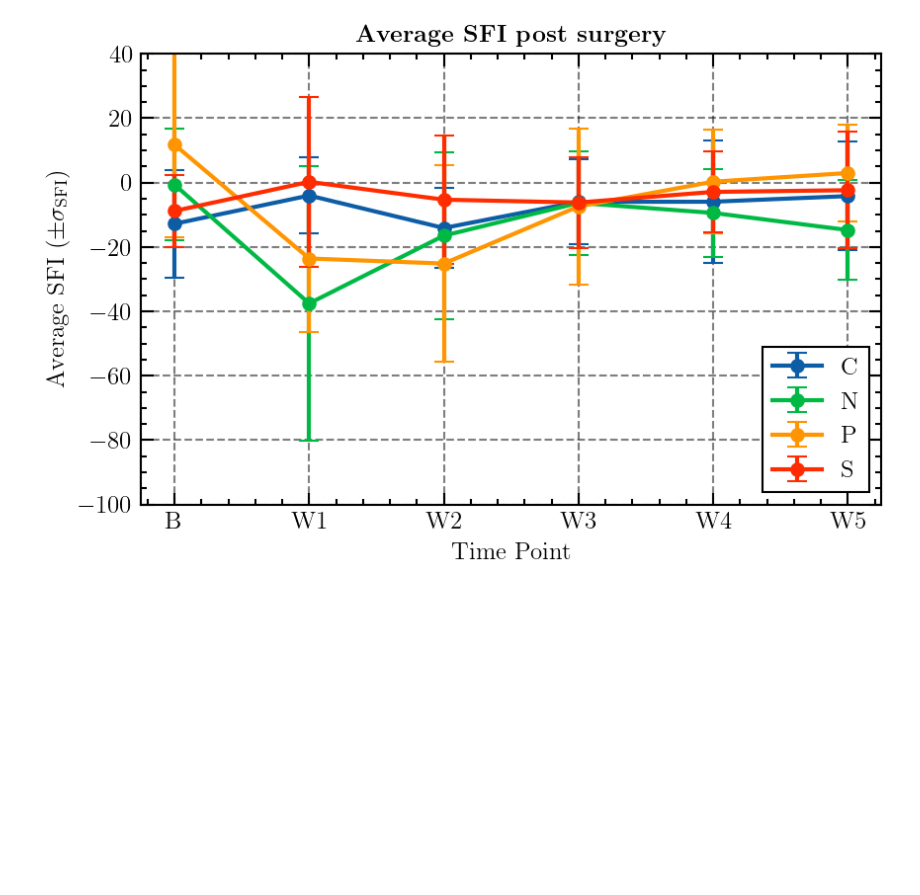
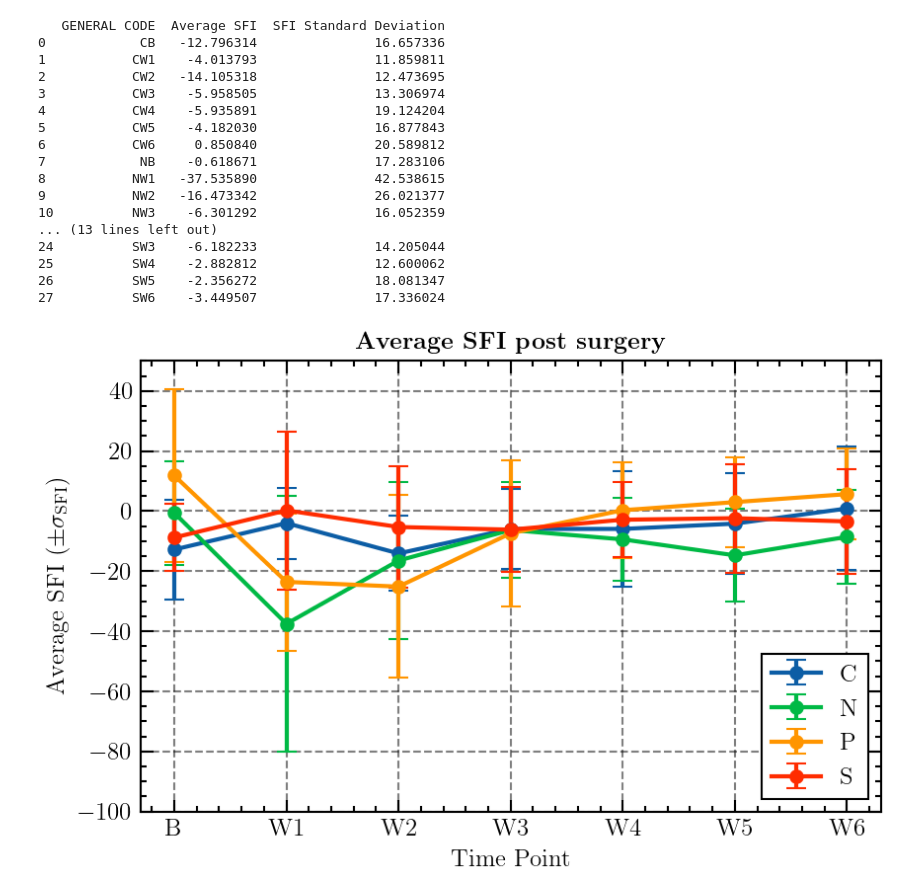
Before and after one commit to silvernuke911/Niki_Shit, a Jupyter notebook: data/graphs.ipynb, the cells around one changed output. Drawn from its saved outputs; the diff is of its cells as text; code cells hidden in the pictures; blank space fills up the shorter version.

```diff
--- a/data/graphs.ipynb
+++ b/data/graphs.ipynb
@@ -90,14 +92,14 @@ hotplate_stats  = hotplate_data.groupby('GENERAL CODE')['H'].agg(['mean','std'])
 
 [420 rows x 2 columns]
 # %%
-
-
+# SFI Plot
+print(sfi_stats)
 # Extract the letter code (Category) and time point (Week)
 sfi_stats['Category'] = sfi_stats['GENERAL CODE'].str[0]  # Extract the first letter
 sfi_stats['Week'] = sfi_stats['GENERAL CODE'].str[1:]    # Extract everything after the first letter
 
 # Map weeks to maintain the desired order on the x-axis
-week_order = {'B': 0, 'W1': 1, 'W2': 2, 'W3' : 3, 'W4': 4, 'W5':5}
+week_order = {'B': 0, 'W1': 1, 'W2': 2, 'W3' : 3, 'W4': 4, 'W5': 5, 'W6':6}
 sfi_stats['Week_Order'] = sfi_stats['Week'].map(week_order)
 
 # Sort by Category and Week_Order
@@ -105,35 +107,52 @@ sfi_stats.sort_values(by=['Category', 'Week_Order'], inplace=True)
 
 # Group by Category and Week for plotting
 grouped = sfi_stats.groupby(['Category', 'Week']).agg(
     avg_sfi=('Average SFI', 'mean'),
     std_sfi=('SFI Standard Deviation', 'mean')
 ).reset_index()
 
 # Plotting
 plt.figure(figsize=(6,4), dpi = 150)
 
 categories = grouped['Category'].unique()
-weeks = ['B', 'W1', 'W2','W3','W4','W5']
+weeks = ['B', 'W1', 'W2','W3','W4','W5','W6']
 
 for category in categories:
     subset = grouped[grouped['Category'] == category]
     plt.errorbar(
         subset['Week'], subset['avg_sfi'], yerr=subset['std_sfi'],
         label=f'{category}', fmt='-o', capsize=5
     )
 
 # Customize the plot
 plt.title(r'\textbf{Average SFI post surgery}')
 plt.xlabel('Time Point')
 plt.ylabel(r'Average SFI ($\pm \sigma_\text{SFI}$)')
-plt.xticks(ticks=[0, 1, 2, 3, 4, 5], labels=weeks)   # Ensure x-axis is labeled B, W1, W2
-plt.ylim(-100,40)
+plt.xticks(ticks=[0, 1, 2, 3, 4, 5, 6], labels=weeks)   # Ensure x-axis is labeled B, W1, W2
+plt.ylim(-100,50)
 plt.grid(True)
 plt.legend(fancybox=False, edgecolor = 'k')
 plt.tight_layout()
 
 # Show the plot
 plt.show()
 # %% [output]
+   GENERAL CODE  Average SFI  SFI Standard Deviation
+0            CB   -12.796314               16.657336
+1           CW1    -4.013793               11.859811
+2           CW2   -14.105318               12.473695
+3           CW3    -5.958505               13.306974
+4           CW4    -5.935891               19.124204
+5           CW5    -4.182030               16.877843
+6           CW6     0.850840               20.589812
+7            NB    -0.618671               17.283106
+8           NW1   -37.535890               42.538615
+9           NW2   -16.473342               26.021377
+10          NW3    -6.301292               16.052359
+... (13 lines left out)
+24          SW3    -6.182233               14.205044
+25          SW4    -2.882812               12.600062
+26          SW5    -2.356272               18.081347
+27          SW6    -3.449507               17.336024
-[figure, old version]
+[figure, new version]
 # %%
```
Also changed, not shown: parts of 8 cells of this notebook, 38 other files.
